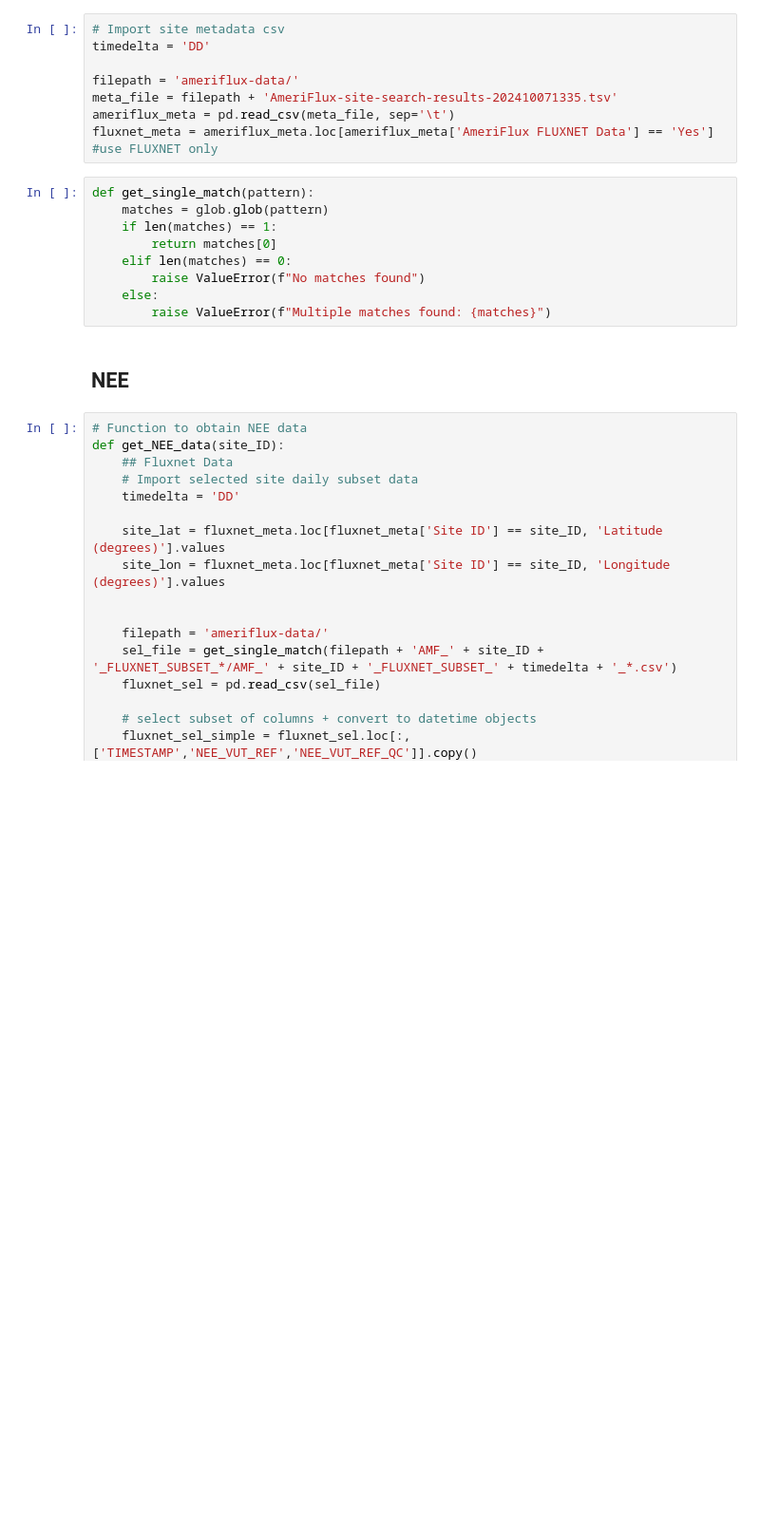
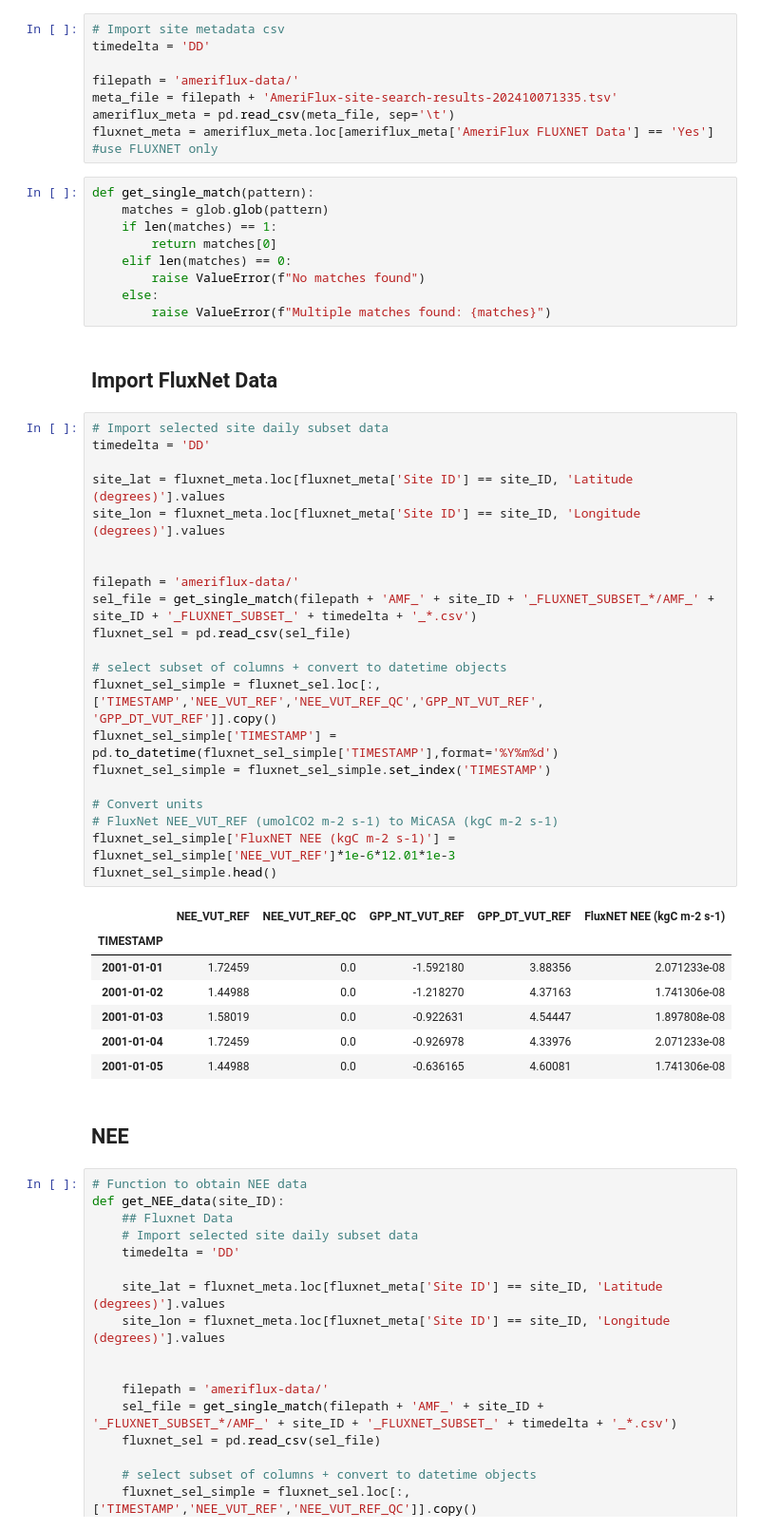
Before and after one commit to hannahzafar/FLUXNET-Model-comparison, a Jupyter notebook: Comparison_plots_generator.ipynb, the cells around one changed output. Shown at 95% size. Drawn from its saved outputs; the diff is of its cells as text; blank space fills up the shorter version.

```diff
--- a/Comparison_plots_generator.ipynb
+++ b/Comparison_plots_generator.ipynb
@@ -41,6 +41,37 @@ def get_single_match(pattern):
         raise ValueError(f"No matches found")
     else:
         raise ValueError(f"Multiple matches found: {matches}")
+# %% [markdown]
+## Import FluxNet Data
+# %%
+# Import selected site daily subset data
+timedelta = 'DD'
+
+site_lat = fluxnet_meta.loc[fluxnet_meta['Site ID'] == site_ID, 'Latitude (degrees)'].values
+site_lon = fluxnet_meta.loc[fluxnet_meta['Site ID'] == site_ID, 'Longitude (degrees)'].values
+
+
+filepath = 'ameriflux-data/'
+sel_file = get_single_match(filepath + 'AMF_' + site_ID + '_FLUXNET_SUBSET_*/AMF_' + site_ID + '_FLUXNET_SUBSET_' + timedelta + '_*.csv')
+fluxnet_sel = pd.read_csv(sel_file)
+
+# select subset of columns + convert to datetime objects
+fluxnet_sel_simple = fluxnet_sel.loc[:,['TIMESTAMP','NEE_VUT_REF','NEE_VUT_REF_QC','GPP_NT_VUT_REF', 'GPP_DT_VUT_REF']].copy()
+fluxnet_sel_simple['TIMESTAMP'] = pd.to_datetime(fluxnet_sel_simple['TIMESTAMP'],format='%Y%m%d')
+fluxnet_sel_simple = fluxnet_sel_simple.set_index('TIMESTAMP')
+
+# Convert units
+# FluxNet NEE_VUT_REF (umolCO2 m-2 s-1) to MiCASA (kgC m-2 s-1)
+fluxnet_sel_simple['FluxNET NEE (kgC m-2 s-1)'] = fluxnet_sel_simple['NEE_VUT_REF']*1e-6*12.01*1e-3
+fluxnet_sel_simple.head()
+# %% [output]
+|  | NEE_VUT_REF | NEE_VUT_REF_QC | GPP_NT_VUT_REF | GPP_DT_VUT_REF | FluxNET NEE (kgC m-2 s-1) |
+| TIMESTAMP |  |  |  |  |  |
+| 2001-01-01 | 1.72459 | 0.0 | -1.592180 | 3.88356 | 2.071233e-08 |
+| 2001-01-02 | 1.44988 | 0.0 | -1.218270 | 4.37163 | 1.741306e-08 |
+| 2001-01-03 | 1.58019 | 0.0 | -0.922631 | 4.54447 | 1.897808e-08 |
+| 2001-01-04 | 1.72459 | 0.0 | -0.926978 | 4.33976 | 2.071233e-08 |
+| 2001-01-05 | 1.44988 | 0.0 | -0.636165 | 4.60081 | 1.741306e-08 |
 # %% [markdown]
 ## NEE
 # %%
```
Also changed, not shown: parts of 5 cells of this notebook.
